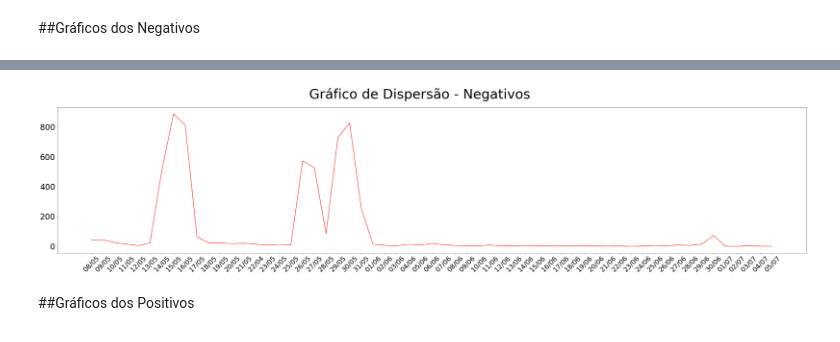
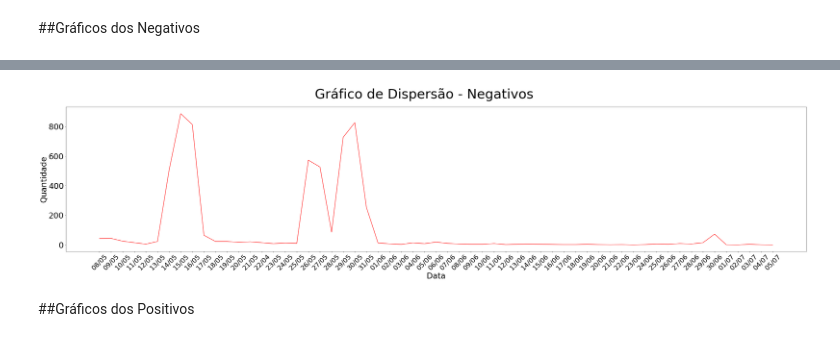
Before and after one commit to raissaofernandes/NPL-PIBIC-CNPq, a Jupyter notebook: graficoDispersao2.ipynb, the cells around one changed output, grey strips where cells are left out. Drawn from its saved outputs; the diff is of its cells as text; code cells hidden in the pictures.

```diff
--- a/graficoDispersao2.ipynb
+++ b/graficoDispersao2.ipynb
@@ -67,16 +67,17 @@ plt.show()
 # %%
 fig, ax = plt.subplots(figsize=(50, 10))
 fig.suptitle("Gráfico de Dispersão - Negativos", fontsize=50)
 ax.plot(df.data,df.negativo, color="red")
 
-#ax.set(xlabel="Data",
-#       ylabel = "Quantidade")
+#adiciona xlabel e ylabel com fontsize 30
+plt.setp(ax.set_xlabel('Data'), fontsize=30)
+plt.setp(ax.set_ylabel('Quantidade'), fontsize=30)
 
 plt.setp(ax.get_xticklabels(), rotation = 45)
 
 plt.show()
 # %% [output]
-[figure, old version]
+[figure, new version]
 # %% [markdown]
 ##Gráficos dos Positivos
 # %%
```
Also changed, not shown: parts of 4 cells of this notebook.
